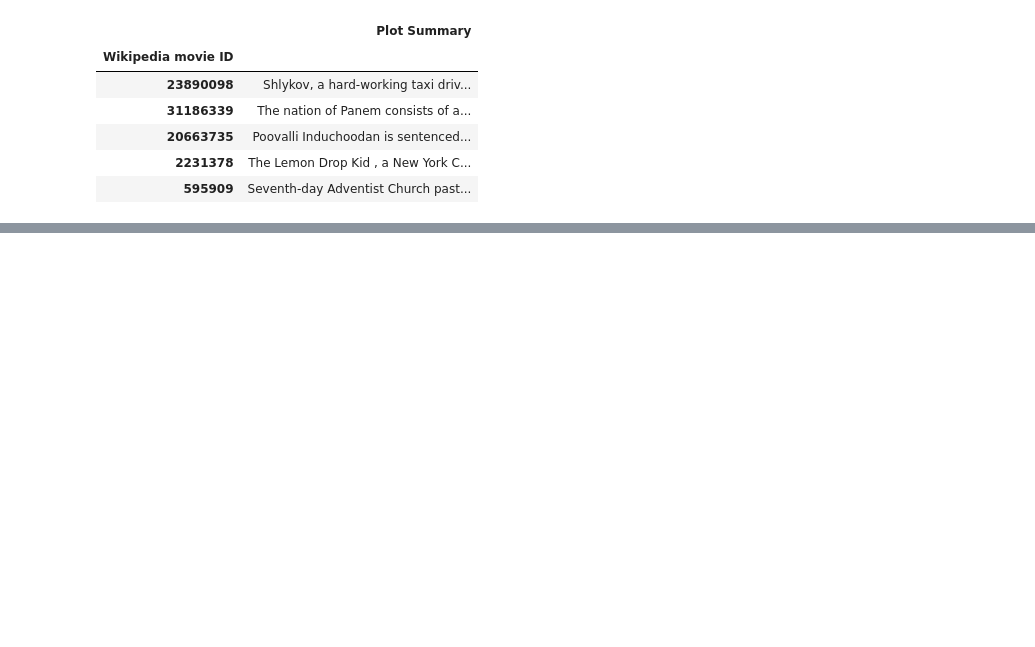
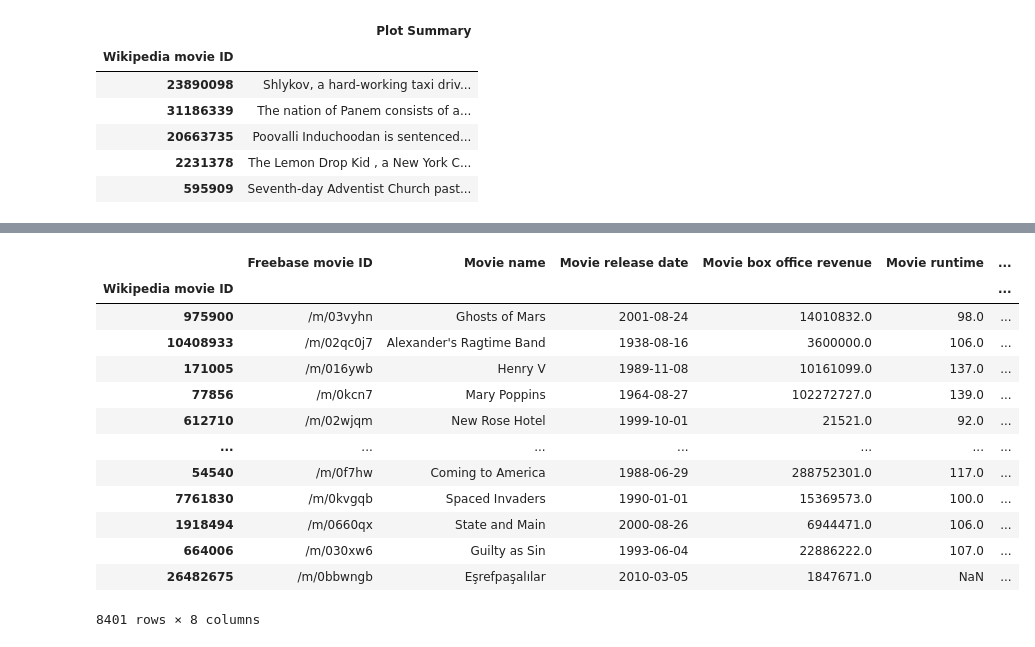
Before and after one commit to epfl-ada/ada-2022-project-cyga, a Jupyter notebook: preprocessing.ipynb, the cells around one changed output, grey strips where cells are left out. Saved outputs shown, nothing was run; the diff lists cells and outputs as text; code cells hidden in the pictures; blank space fills up the shorter version.

```diff
--- a/preprocessing.ipynb
+++ b/preprocessing.ipynb
@@ -141,0 +415,17 @@ AttributeError: 'DataFrame' object has no attribute 'name'
+# %%
+movie_metadata_filt
+# %% [output]
+|  | Freebase movie ID | Movie name | Movie release date | Movie box office revenue | Movie runtime | ... |
+| Wikipedia movie ID |  |  |  |  |  | ... |
+| 975900 | /m/03vyhn | Ghosts of Mars | 2001-08-24 | 14010832.0 | 98.0 | ... |
+| 10408933 | /m/02qc0j7 | Alexander's Ragtime Band | 1938-08-16 | 3600000.0 | 106.0 | ... |
+| 171005 | /m/016ywb | Henry V | 1989-11-08 | 10161099.0 | 137.0 | ... |
+| 77856 | /m/0kcn7 | Mary Poppins | 1964-08-27 | 102272727.0 | 139.0 | ... |
+| 612710 | /m/02wjqm | New Rose Hotel | 1999-10-01 | 21521.0 | 92.0 | ... |
+| ... | ... | ... | ... | ... | ... | ... |
+| 54540 | /m/0f7hw | Coming to America | 1988-06-29 | 288752301.0 | 117.0 | ... |
+| 7761830 | /m/0kvgqb | Spaced Invaders | 1990-01-01 | 15369573.0 | 100.0 | ... |
+| 1918494 | /m/0660qx | State and Main | 2000-08-26 | 6944471.0 | 106.0 | ... |
+| 664006 | /m/030xw6 | Guilty as Sin | 1993-06-04 | 22886222.0 | 107.0 | ... |
+| 26482675 | /m/0bbwngb | Eşrefpaşalılar | 2010-03-05 | 1847671.0 | NaN | ... |
+8401 rows × 8 columns
```
Also changed, not shown: parts of 49 cells of this notebook.
